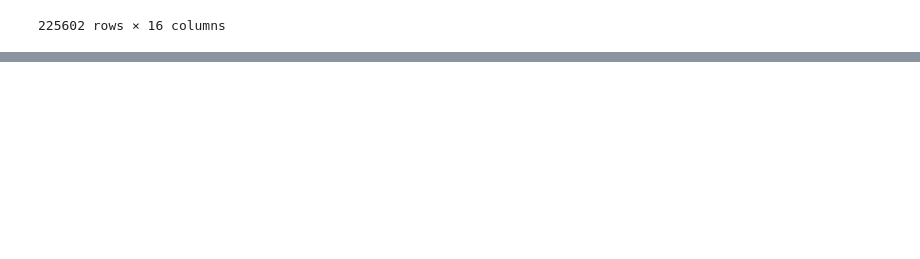
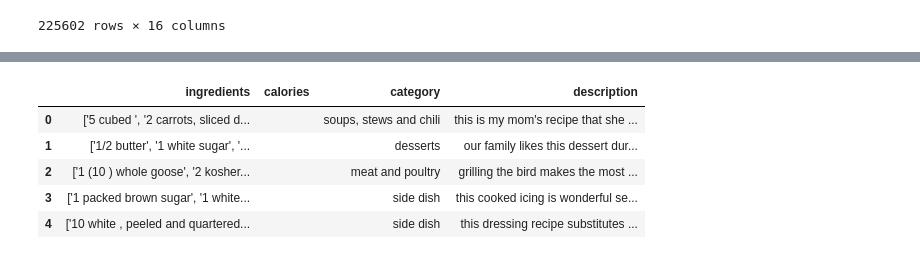
Before and after one commit to scalka/GraduationProject, a Jupyter notebook: Content based.ipynb, the cells around one changed output, grey strips where cells are left out. Cells and saved outputs as stored; diff of their text form; code cells hidden in the pictures; blank space fills up the shorter version.

```diff
--- a/Content based.ipynb
+++ b/Content based.ipynb
@@ -198,0 +247,9 @@ recipes.head()
+# %%
+recipes[features].head()
+# %% [output]
+|  | ingredients | calories | category | description |
+| 0 | ['5 cubed ', '2 carrots, sliced d... |  | soups, stews and chili | this is my mom's recipe that she ... |
+| 1 | ['1/2 butter', '1 white sugar', '... |  | desserts | our family likes this dessert dur... |
+| 2 | ['1 (10 ) whole goose', '2 kosher... |  | meat and poultry | grilling the bird makes the most ... |
+| 3 | ['1 packed brown sugar', '1 white... |  | side dish | this cooked icing is wonderful se... |
+| 4 | ['10 white , peeled and quartered... |  | side dish | this dressing recipe substitutes ... |
```
Also changed, not shown: parts of 16 cells of this notebook.
